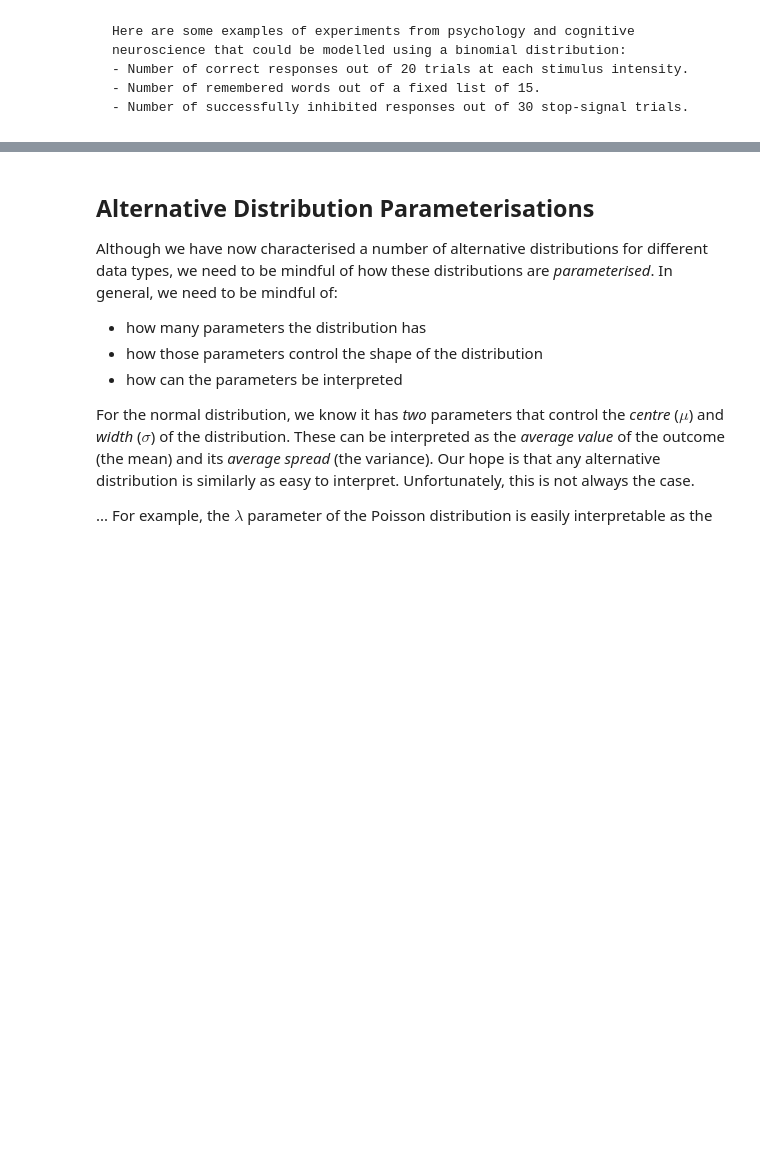
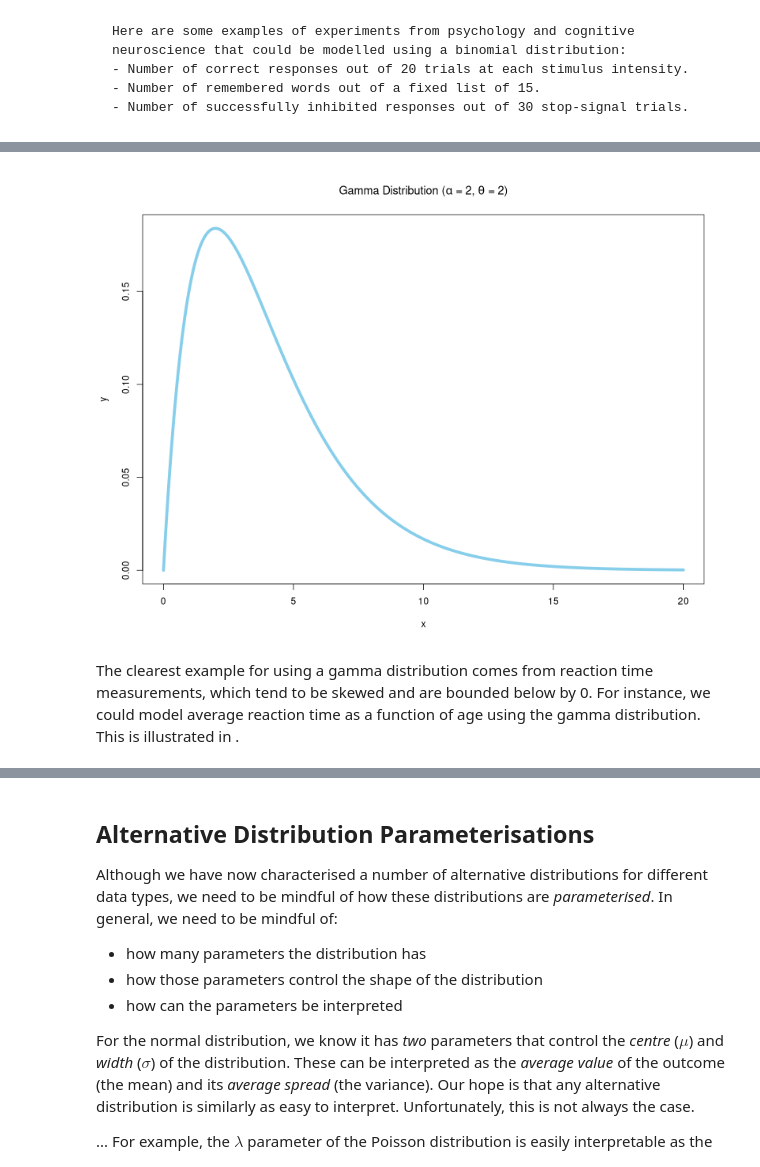
Before and after one commit to PCHN63112-Generalised-Linear-Mixed/extending-linear-models, a Jupyter notebook: 2.alternative-distributions.ipynb, the cells around one changed output, grey strips where cells are left out. Cells and saved outputs as stored; diff of their text form; code cells hidden in the pictures; blank space fills up the shorter version.

```diff
--- a/2.alternative-distributions.ipynb
+++ b/2.alternative-distributions.ipynb
@@ -127,0 +186,15 @@ Here are some examples of experiments from psychology and cognitive neuroscience
+# %%
+alpha <- 2
+theta <- 2
+x     <- seq(0, 20, length=500)
+y     <- dgamma(x, shape=alpha, scale=theta)
+plot(x, y,
+  type = "l",
+  lty  = 1,
+  lwd  = 5,
+  col  = "skyblue",
+  main = expression(paste("Gamma Distribution (", alpha, " = 2, ",  theta," = 2)")))
+# %% [output]
+[figure, added]
+# %% [markdown]
+The clearest example for using a gamma distribution comes from reaction time measurements, which tend to be skewed and are bounded below by 0. For instance, we could model average reaction time as a function of age using the gamma distribution. This is illustrated in [](#fig-cont-gamma-3D).
```
Also changed, not shown: parts of 19 cells of this notebook, 6 other files.
